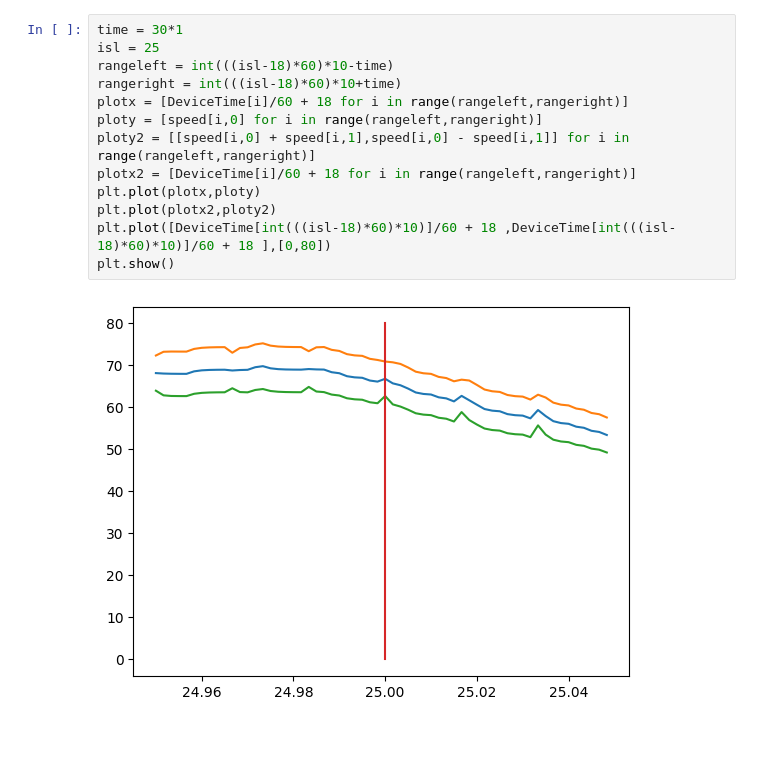
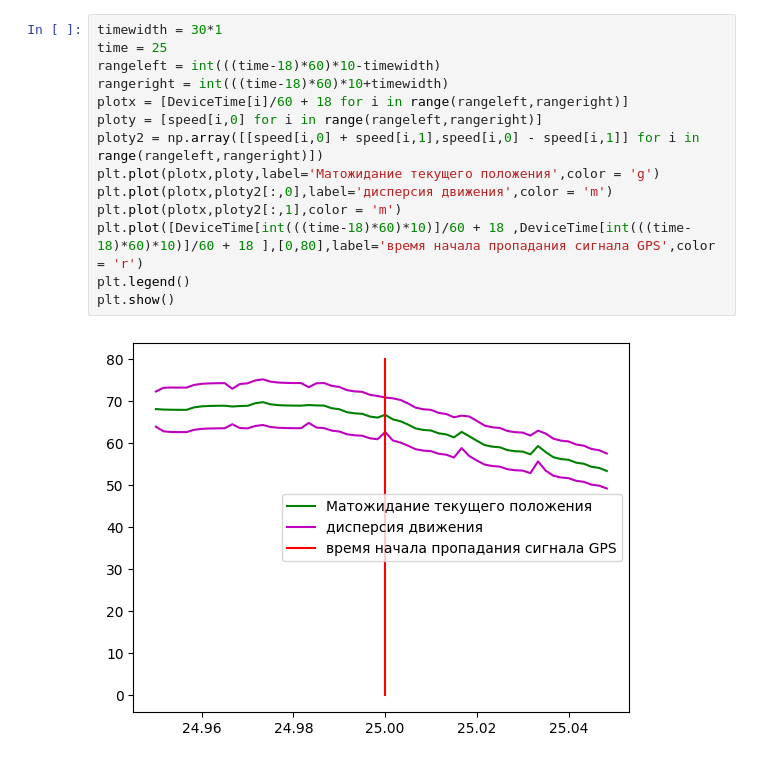
Before and after one commit to Neltarionko/Homework-3, a Jupyter notebook: main2.ipynb, the cells around one changed output. Drawn from its saved outputs; the diff is of its cells as text.

```diff
--- a/main2.ipynb
+++ b/main2.ipynb
@@ -62,15 +68,16 @@ plt.show()
 # %%
-time = 30*1
-isl = 25
-rangeleft = int(((isl-18)*60)*10-time)
-rangeright = int(((isl-18)*60)*10+time)
+timewidth = 30*1
+time = 25
+rangeleft = int(((time-18)*60)*10-timewidth)
+rangeright = int(((time-18)*60)*10+timewidth)
 plotx = [DeviceTime[i]/60 + 18 for i in range(rangeleft,rangeright)]
 ploty = [speed[i,0] for i in range(rangeleft,rangeright)]
-ploty2 = [[speed[i,0] + speed[i,1],speed[i,0] - speed[i,1]] for i in range(rangeleft,rangeright)]
-plotx2 = [DeviceTime[i]/60 + 18 for i in range(rangeleft,rangeright)]
-plt.plot(plotx,ploty)
-plt.plot(plotx2,ploty2)
-plt.plot([DeviceTime[int(((isl-18)*60)*10)]/60 + 18 ,DeviceTime[int(((isl-18)*60)*10)]/60 + 18 ],[0,80])
+ploty2 = np.array([[speed[i,0] + speed[i,1],speed[i,0] - speed[i,1]] for i in range(rangeleft,rangeright)])
+plt.plot(plotx,ploty,label='Матожидание текущего положения',color = 'g')
+plt.plot(plotx,ploty2[:,0],label='дисперсия движения',color = 'm')
+plt.plot(plotx,ploty2[:,1],color = 'm')
+plt.plot([DeviceTime[int(((time-18)*60)*10)]/60 + 18 ,DeviceTime[int(((time-18)*60)*10)]/60 + 18 ],[0,80],label='время начала пропадания сигнала GPS',color = 'r')
+plt.legend()
 plt.show()
 # %% [output]
-[figure, old version]
+[figure, new version]
```
Also changed, not shown: parts of 2 cells of this notebook.
